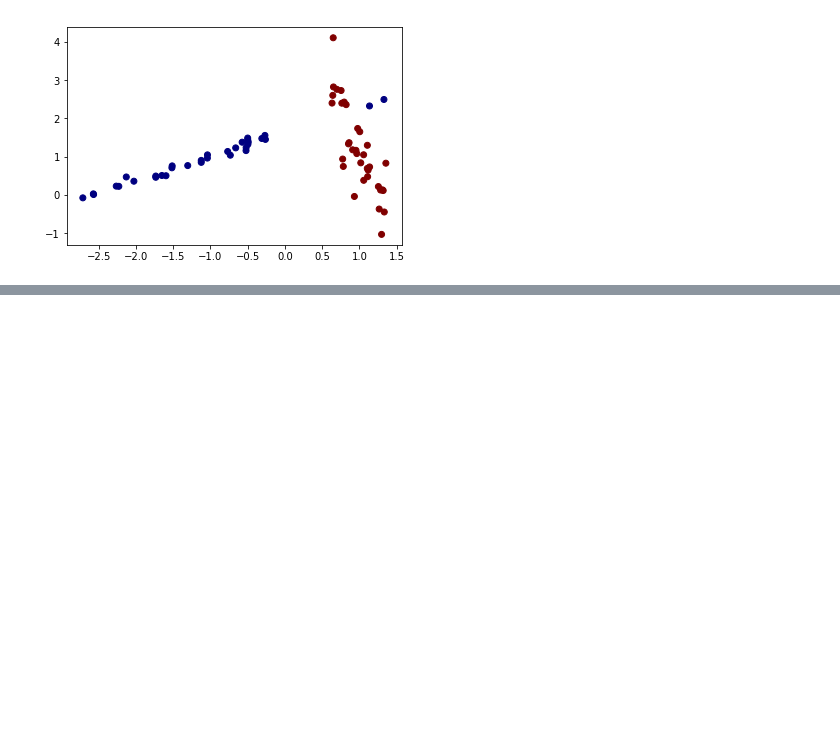
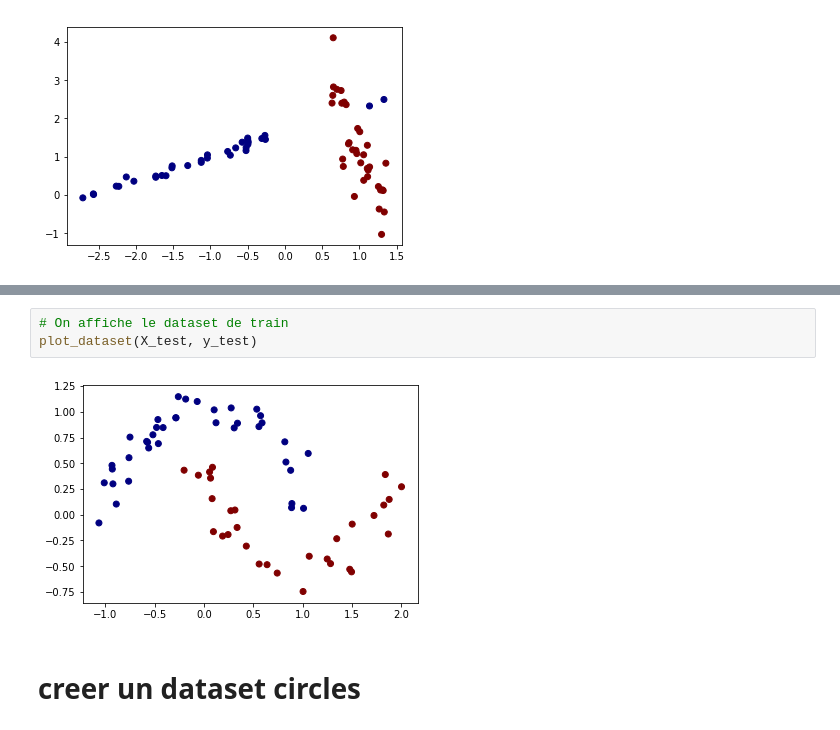
Before and after one commit to eloan86/syntethic_2D, a Jupyter notebook: Dataset_Synthetic.ipynb, the cells around one changed output, grey strips where cells are left out. Drawn from its saved outputs; the diff is of its cells as text; blank space fills up the shorter version.

```diff
--- a/Dataset_Synthetic.ipynb
+++ b/Dataset_Synthetic.ipynb
@@ -125,0 +147,7 @@ plot_dataset(X_test, y_test)
+# %%
+# On affiche le dataset de train
+plot_dataset(X_test, y_test)
+# %% [output]
+[figure, added]
+# %% [markdown]
+# creer un dataset circles
```
Also changed, not shown: parts of 5 cells of this notebook.
